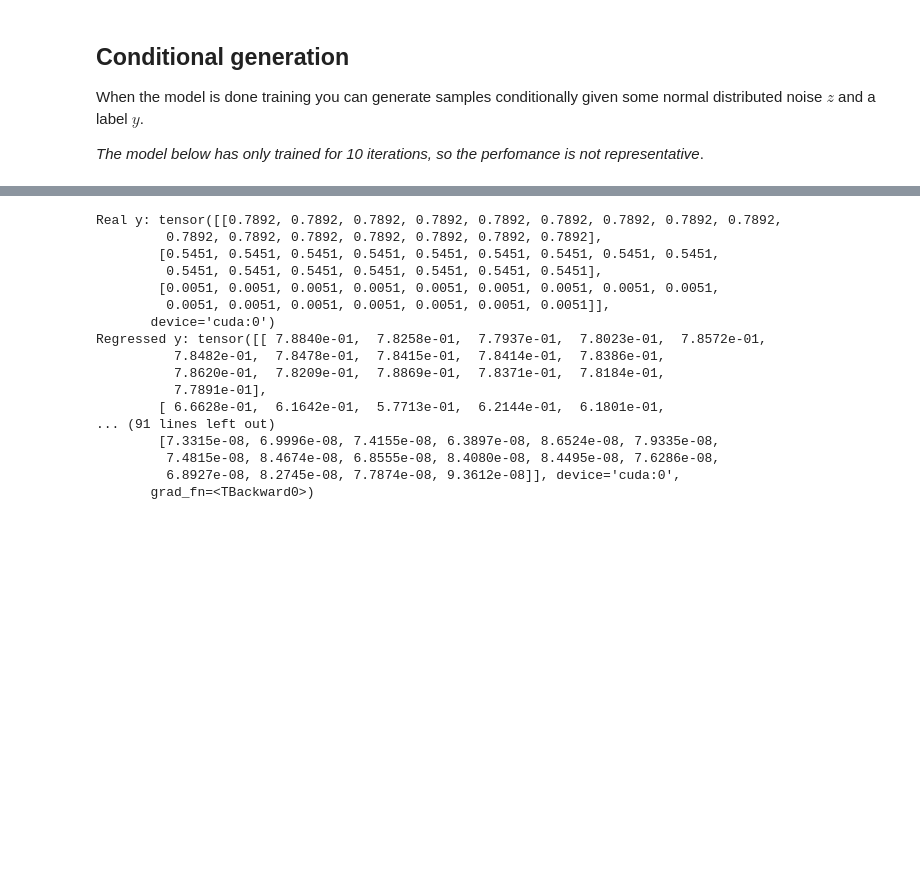
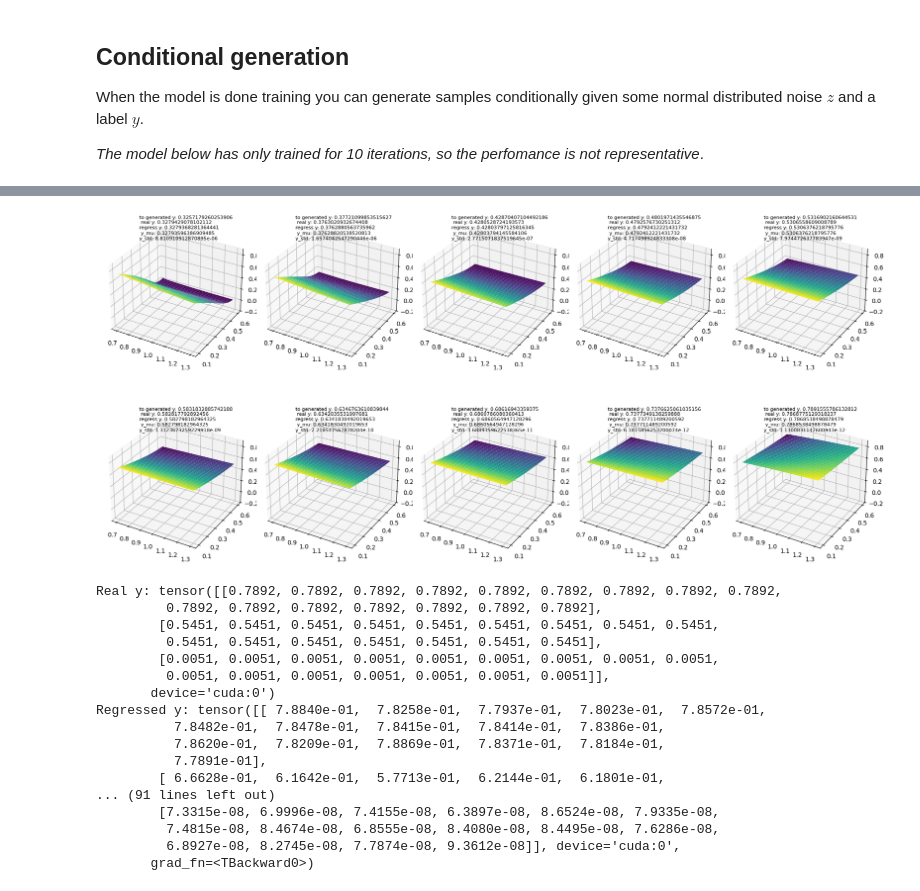
Before and after one commit to MathsGo/semi-supervised-pytorch20241028, a Jupyter notebook: examples/notebooks/Deep Generative Model.ipynb, the cells around one changed output, grey strips where cells are left out. Cells and saved outputs as stored; diff of their text form; code cells hidden in the pictures; blank space fills up the shorter version.

```diff
--- a/examples/notebooks/Deep Generative Model.ipynb
+++ b/examples/notebooks/Deep Generative Model.ipynb
@@ -294 +452,47 @@ plt.plot(J_collect)
+# %%
+# Initialize the figure and 2x5 axes array
+fig, axarr = plt.subplots(2, 5, figsize=(18, 10), subplot_kw={'projection': '3d'})
+
+# Set the range for T and K
+T = np.linspace(0.1, 0.6, 28)
+K = np.linspace(0.7, 1.3, 28)
+T, K = np.meshgrid(T, K)
+
+y_values = np.linspace(level.min(), level.max(), 10)
+z = Variable(torch.randn(1, z_dim))
+
+model.eval()
+for i, y_value in enumerate(y_values):
+    # Set y to a specific value for each sample
+    y = Variable(torch.tensor([y_value]).repeat(1, 1))
+
+    # Generate samples from the model
+    x_mu = model.sample(z, y)
+    samples = x_mu.data.view(-1, 1, 28, 28).numpy()
+
+    # Determine subplot position (row, column)
+    row, col = divmod(i, 5)
+    ax = axarr[row, col]
+
+    # Plot the surface
+    surf = ax.plot_surface(K, T, samples[0, 0, :, :], cmap='viridis')
+
+    # Adjust title using ax.text()
+    x_pos, y_pos, z_pos = 0.65, 0.4, 0.95  # Adjust position as needed
+    ax.text(
+        x_pos, y_pos, z_pos,
+        f"to generated y: {y_value/10}\n real y: {x_mu.mean(dim=1)[0]}\n"
+        f"regress y: {model.regress(x_mu)[0].t()[0][0]/10}\n y_mu: {model.regress(x_mu)[0].t()[0][0]/10}\n"
+        f"y_std: {model.regress(x_mu)[2].mul(0.5).exp_().t()[0][0]}",
+        fontsize=8,  # Set smaller font size
+        color="black"  # Adjust text color for readability
+    )
+
+    ax.set_zlim(-0.2, 0.9)  # Adjust the z-axis limits to be consistent across all plots
+
+# Show the final figure with all subplots
+plt.tight_layout()
+plt.show()
+# %% [output]
+[figure, added]
 # %%
```
Also changed, not shown: parts of 16 cells of this notebook, 20 other files.
